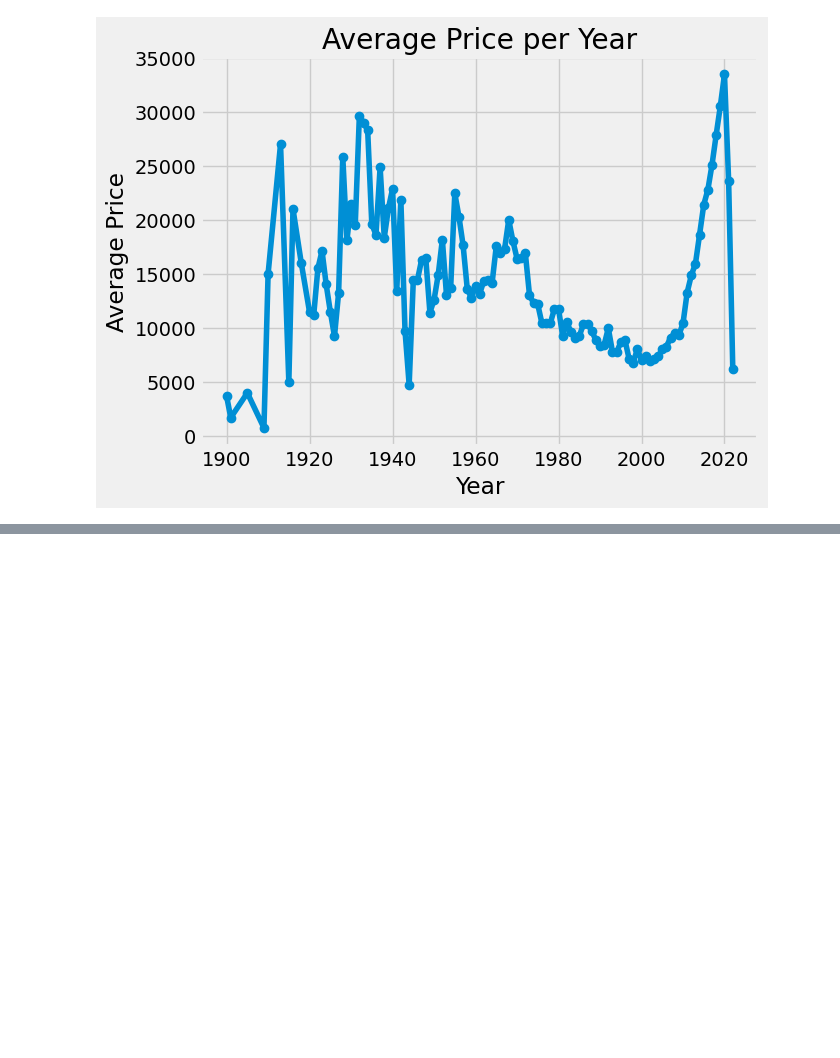
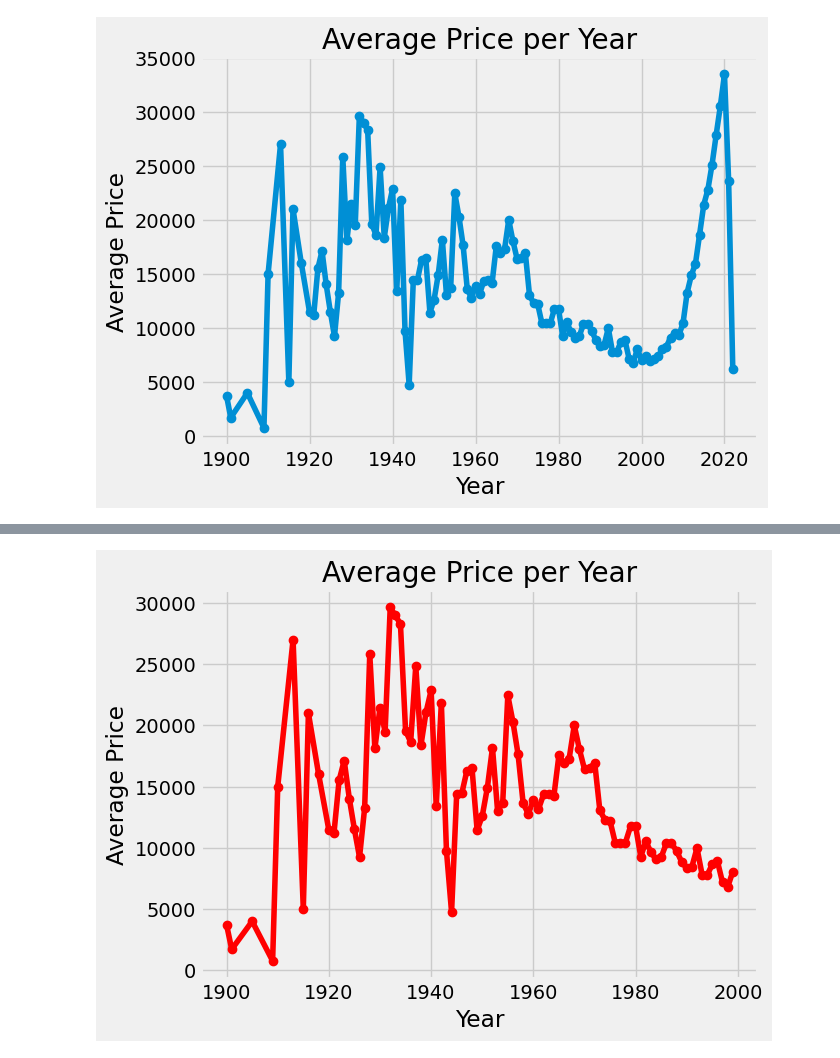
Before and after one commit to LewisRRamsey/Data-science-and-analytics-side-projects, a Jupyter notebook: Data analysis side project on used cars/Jupyter notebook file for project.ipynb, the cells around one changed output, grey strips where cells are left out. Cells and saved outputs as stored; diff of their text form; code cells hidden in the pictures; blank space fills up the shorter version.

```diff
--- a/Data analysis side project on used cars/Jupyter notebook file for project.ipynb
+++ b/Data analysis side project on used cars/Jupyter notebook file for project.ipynb
@@ -221,0 +233,11 @@ plt.show()
+# %%
+# showing vintage trends of price by year
+
+vintage_used_cars_df = clean_cars_df[clean_cars_df['year'] < 2000.0]
+vintage_avg_price_per_year = vintage_used_cars_df.groupby('year')['price'].mean()
+vintage_avg_price_per_year.plot(kind='line', marker='o', title='Average Price per Year', color = 'red')
+plt.xlabel('Year')
+plt.ylabel('Average Price')
+plt.show()
+# %% [output]
+[figure, added]
```
Also changed, not shown: parts of 4 cells of this notebook.
